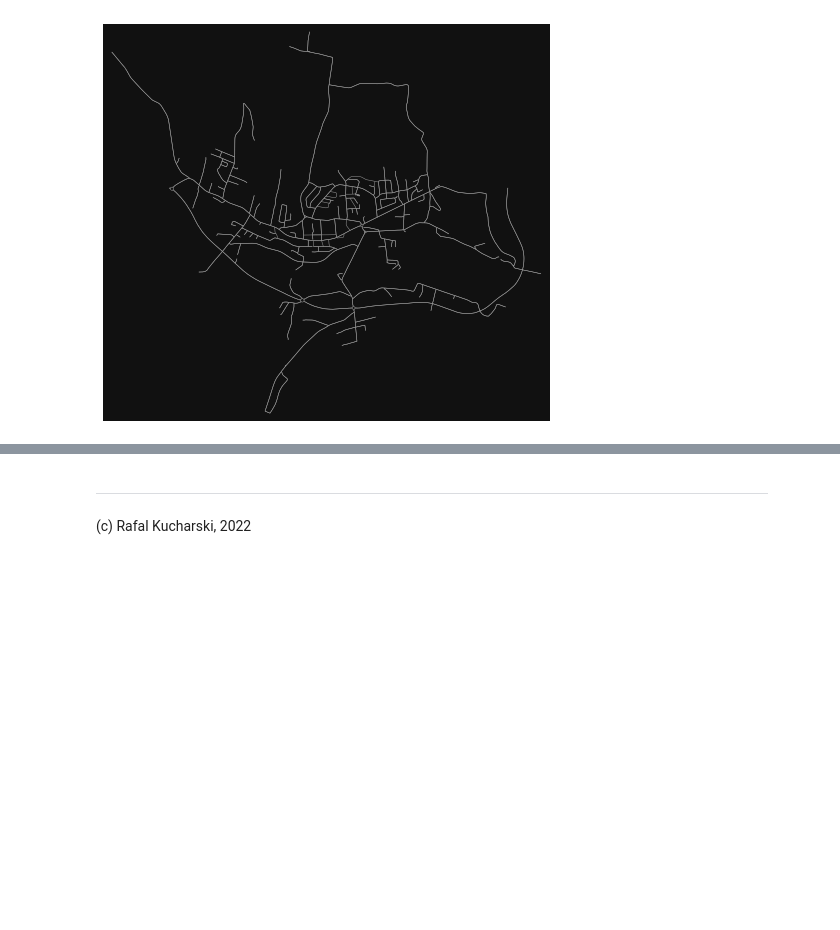
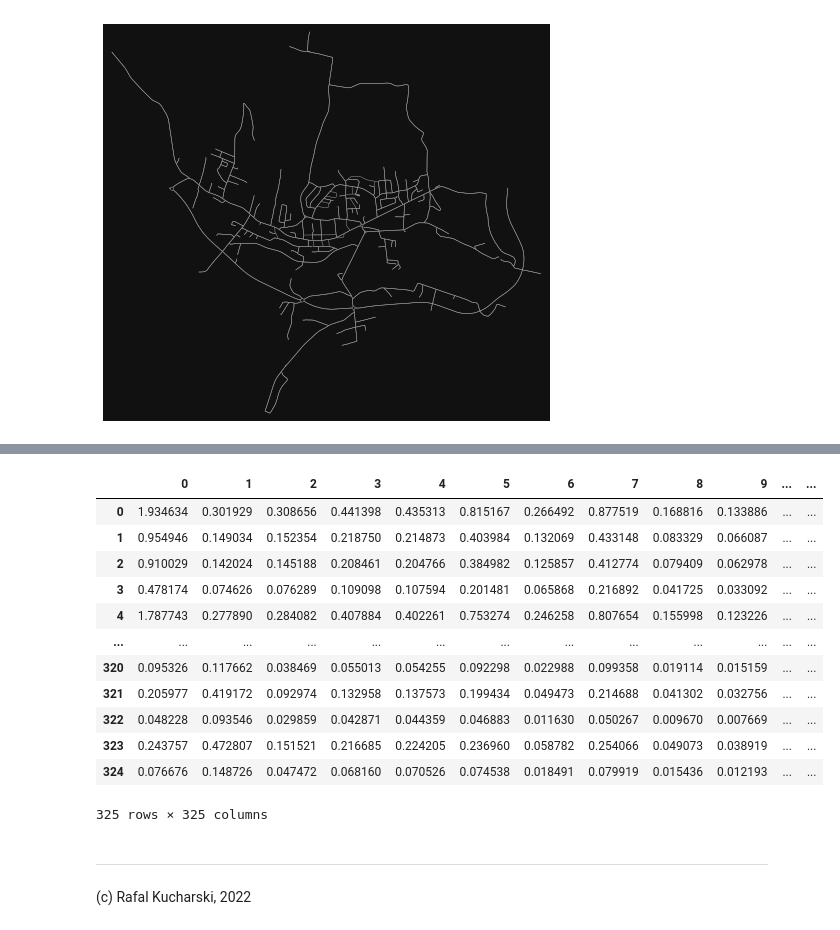
Before and after one commit to RafalKucharskiPK/MoblinoscPolonez, a Jupyter notebook: fratar.ipynb, the cells around one changed output, grey strips where cells are left out. Saved outputs shown, nothing was run; the diff lists cells and outputs as text; code cells hidden in the pictures; blank space fills up the shorter version.

```diff
--- a/fratar.ipynb
+++ b/fratar.ipynb
@@ -103,3 +110,19 @@ Iteration: 6     total: 17654.00         error_O: 0.00   error_D: 0.00
+# %%
+T
+# %% [output]
+|  | 0 | 1 | 2 | 3 | 4 | 5 | 6 | 7 | 8 | 9 | ... | ... |
+| 0 | 1.934634 | 0.301929 | 0.308656 | 0.441398 | 0.435313 | 0.815167 | 0.266492 | 0.877519 | 0.168816 | 0.133886 | ... | ... |
+| 1 | 0.954946 | 0.149034 | 0.152354 | 0.218750 | 0.214873 | 0.403984 | 0.132069 | 0.433148 | 0.083329 | 0.066087 | ... | ... |
+| 2 | 0.910029 | 0.142024 | 0.145188 | 0.208461 | 0.204766 | 0.384982 | 0.125857 | 0.412774 | 0.079409 | 0.062978 | ... | ... |
+| 3 | 0.478174 | 0.074626 | 0.076289 | 0.109098 | 0.107594 | 0.201481 | 0.065868 | 0.216892 | 0.041725 | 0.033092 | ... | ... |
+| 4 | 1.787743 | 0.277890 | 0.284082 | 0.407884 | 0.402261 | 0.753274 | 0.246258 | 0.807654 | 0.155998 | 0.123226 | ... | ... |
+| ... | ... | ... | ... | ... | ... | ... | ... | ... | ... | ... | ... | ... |
+| 320 | 0.095326 | 0.117662 | 0.038469 | 0.055013 | 0.054255 | 0.092298 | 0.022988 | 0.099358 | 0.019114 | 0.015159 | ... | ... |
+| 321 | 0.205977 | 0.419172 | 0.092974 | 0.132958 | 0.137573 | 0.199434 | 0.049473 | 0.214688 | 0.041302 | 0.032756 | ... | ... |
+| 322 | 0.048228 | 0.093546 | 0.029859 | 0.042871 | 0.044359 | 0.046883 | 0.011630 | 0.050267 | 0.009670 | 0.007669 | ... | ... |
+| 323 | 0.243757 | 0.472807 | 0.151521 | 0.216685 | 0.224205 | 0.236960 | 0.058782 | 0.254066 | 0.049073 | 0.038919 | ... | ... |
+| 324 | 0.076676 | 0.148726 | 0.047472 | 0.068160 | 0.070526 | 0.074538 | 0.018491 | 0.079919 | 0.015436 | 0.012193 | ... | ... |
+325 rows × 325 columns
 # %% [markdown]
 ----
 (c) Rafal Kucharski, 2022
```
Also changed, not shown: parts of 8 cells of this notebook.
